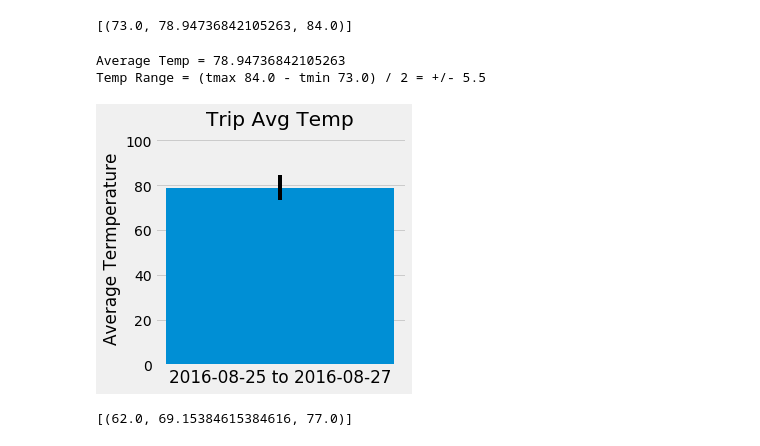
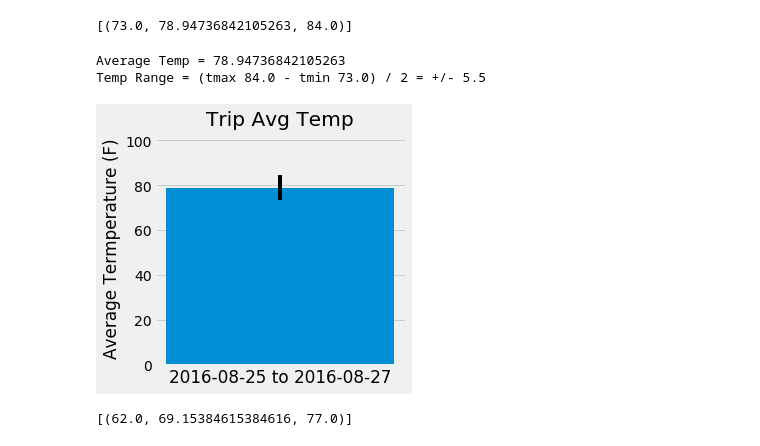
Before and after one commit to RobLMCO/08-SQLhomework, a Jupyter notebook: SQLalchemy.ipynb, the cells around one changed output. Cells and saved outputs as stored; diff of their text form; code cells hidden in the pictures.

```diff
--- a/SQLalchemy.ipynb
+++ b/SQLalchemy.ipynb
@@ -203,33 +204,33 @@ print(myTripTempCalcs)
 # %%
 # Plot the results from your previous query as a bar chart.
 # Use "Trip Avg Temp" as your Title
 # Use the average temperature for the y value
 # Use the peak-to-peak (tmax-tmin) value as the y error bar (yerr)
 
 index = np.arange(len(myTripTempCalcs))
 
 Tav = myTripTempCalcs[0][1]
 Tmin = myTripTempCalcs[0][0]
 Tmax = myTripTempCalcs[0][2]
 
 Terror = (Tmax-Tmin) / 2
 
 print(f"Average Temp = {Tav}")
 print(f"Temp Range = (tmax {Tmax} - tmin {Tmin}) / 2 = +/- {Terror}")
 
 fig, ax = plt.subplots(figsize=(4,4))
 ax.set_xticks(index)
 ax.set_xticklabels(df1.columns)
 ax.bar(3, Tav, yerr=Terror, capsize=0)
 ax.set_ylim(0, Tmax + 20)
 plt.xlabel(f"{myTripStartDate} to {myTripEndDate}")
-plt.ylabel("Average Termperature")
+plt.ylabel("Average Termperature (F)")
 plt.title(f"Trip Avg Temp")
 plt.show()
 # %% [output]
 Average Temp = 78.94736842105263
 Temp Range = (tmax 84.0 - tmin 73.0) / 2 = +/- 5.5
-[figure, old version]
+[figure, new version]
 # %%
 # Create a query that will calculate the daily normals
 # (i.e. the averages for tmin, tmax, and tavg for all historic data matching a specific month and day)
```
Also changed, not shown: parts of 7 cells of this notebook.
